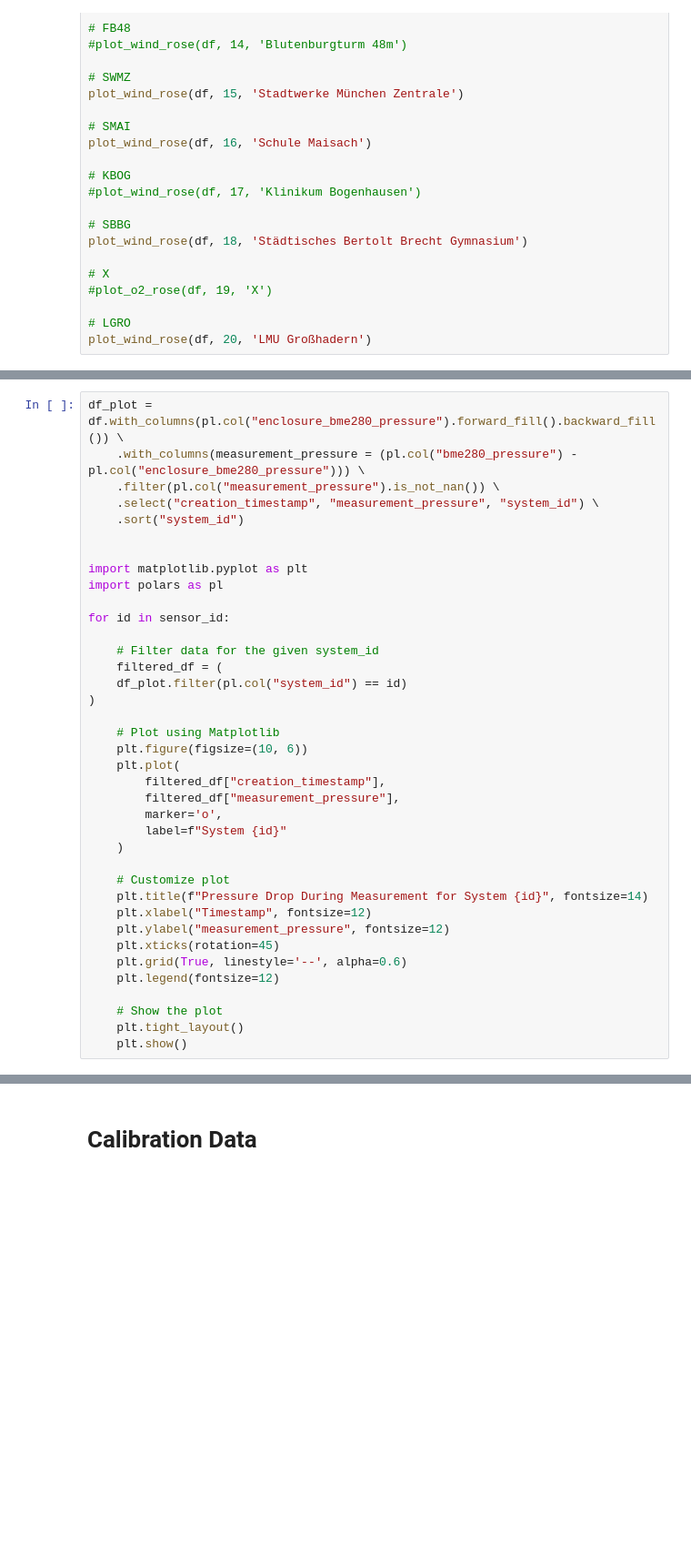
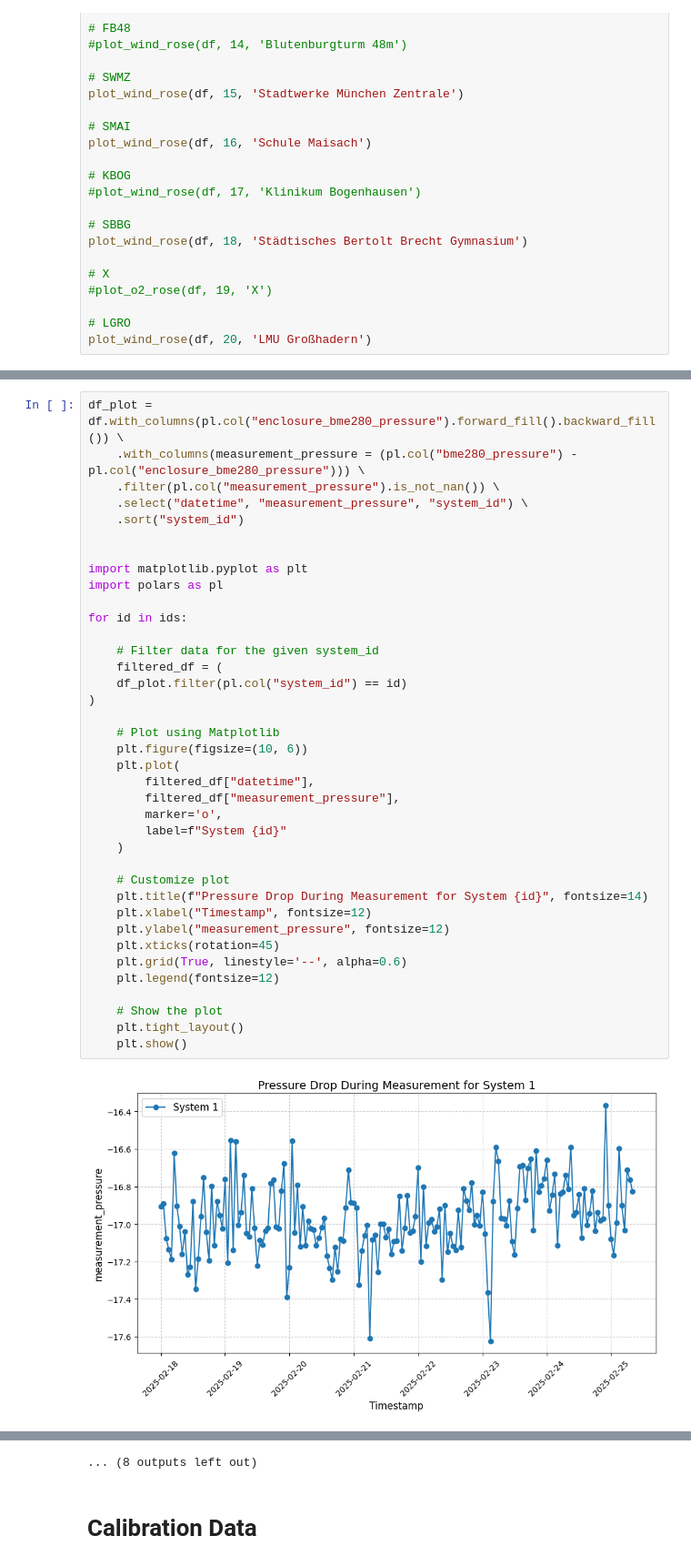
Before and after one commit to tum-esm/ACROPOLIS-data-processing, a Jupyter notebook: notebooks/plot_raw_data.ipynb, the cells around one changed output, grey strips where cells are left out. Shown at 91% size. Cells and saved outputs as stored; diff of their text form; blank space fills up the shorter version.

Commit message:
fix all plots beside cal_*

```diff
--- a/notebooks/plot_raw_data.ipynb
+++ b/notebooks/plot_raw_data.ipynb
@@ -285,37 +285,39 @@ plot_sensor_measurement(df,sensor_id,col_name="enclosure_bme280_pressure",filter
 df_plot = df.with_columns(pl.col("enclosure_bme280_pressure").forward_fill().backward_fill()) \
     .with_columns(measurement_pressure = (pl.col("bme280_pressure") - pl.col("enclosure_bme280_pressure"))) \
     .filter(pl.col("measurement_pressure").is_not_nan()) \
-    .select("creation_timestamp", "measurement_pressure", "system_id") \
+    .select("datetime", "measurement_pressure", "system_id") \
     .sort("system_id")
 
 
 import matplotlib.pyplot as plt
 import polars as pl
 
-for id in sensor_id:
+for id in ids:
 
     # Filter data for the given system_id
     filtered_df = (
     df_plot.filter(pl.col("system_id") == id)
 )
 
     # Plot using Matplotlib
     plt.figure(figsize=(10, 6))
     plt.plot(
-        filtered_df["creation_timestamp"],
+        filtered_df["datetime"],
         filtered_df["measurement_pressure"],
         marker='o',
         label=f"System {id}"
     )
 
     # Customize plot
     plt.title(f"Pressure Drop During Measurement for System {id}", fontsize=14)
     plt.xlabel("Timestamp", fontsize=12)
     plt.ylabel("measurement_pressure", fontsize=12)
     plt.xticks(rotation=45)
     plt.grid(True, linestyle='--', alpha=0.6)
     plt.legend(fontsize=12)
 
     # Show the plot
     plt.tight_layout()
     plt.show()
+# %% [output]
+[figure, added]
@@ -322,3 +335,4 @@ for id in sensor_id:
+... (8 outputs left out)
 # %% [markdown]
 # Calibration Data
 # %%
```
Also changed, not shown: parts of 60 cells of this notebook, 1 other file.
